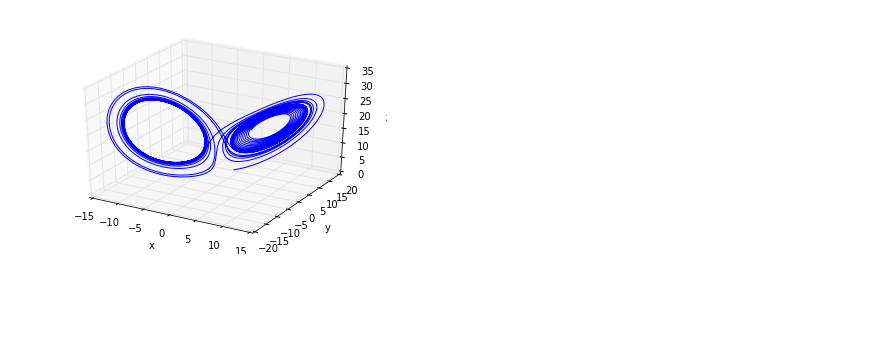
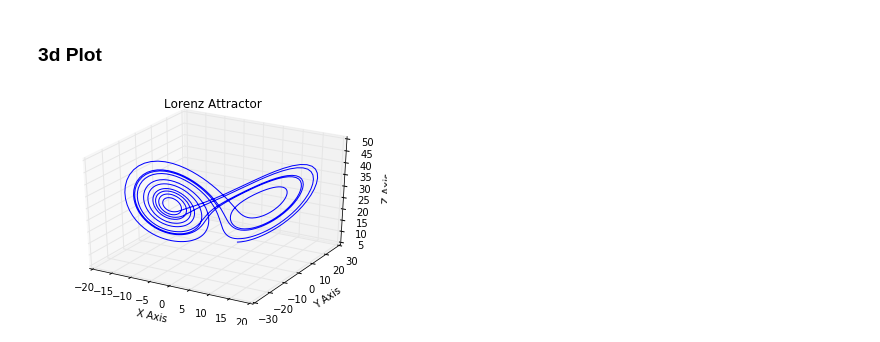
Before and after one commit to bi3mer/WeatherForecasting, a Jupyter notebook: Lorenz Simulation.ipynb, the cells around one changed output. Saved outputs shown, nothing was run; the diff lists cells and outputs as text; code cells hidden in the pictures; blank space fills up the shorter version.

Commit message:
Wind Direction from lorenz simulation

```diff
--- a/Lorenz Simulation.ipynb
+++ b/Lorenz Simulation.ipynb
@@ -32,0 +18,14 @@ state = odeint(Lorenz, state0, t)
+# %%
+def lorenz(x, y, z, s=10, r=28, b=8.0/3.0):
+    x_dot = s*(y - x)
+    y_dot = r*x - y - x*z
+    z_dot = x*y - b*z
+    return x_dot, y_dot, z_dot
+# %%
+dt = 0.01
+stepCnt = 1000
+# %%
+# Need one more for the initial values
+xs = np.empty((stepCnt + 1,))
+ys = np.empty((stepCnt + 1,))
+zs = np.empty((stepCnt + 1,))
@@ -33,11 +35,23 @@ state = odeint(Lorenz, state0, t)
+# %%
+# Stepping through "time".
+for i in range(stepCnt):
+    # Derivatives of the X, Y, Z state
+    x_dot, y_dot, z_dot = lorenz(xs[i], ys[i], zs[i])
+    xs[i + 1] = xs[i] + (x_dot * dt)
+    ys[i + 1] = ys[i] + (y_dot * dt)
+    zs[i + 1] = zs[i] + (z_dot * dt)
+# %% [markdown]
+### 3d Plot
 # %%
-from mpl_toolkits.mplot3d import Axes3D
 fig = plt.figure()
 ax = fig.gca(projection='3d')
-ax.plot(state[:,0],state[:,1],state[:,2])
-ax.set_xlabel('x')
-ax.set_ylabel('y')
-ax.set_zlabel('z')
+
+ax.plot(xs, ys, zs)
+ax.set_xlabel("X Axis")
+ax.set_ylabel("Y Axis")
+ax.set_zlabel("Z Axis")
+ax.set_title("Lorenz Attractor")
+
 plt.show()
 # %% [output]
-[figure, old version]
+[figure, new version]
```
Also changed, not shown: parts of 17 cells of this notebook.
